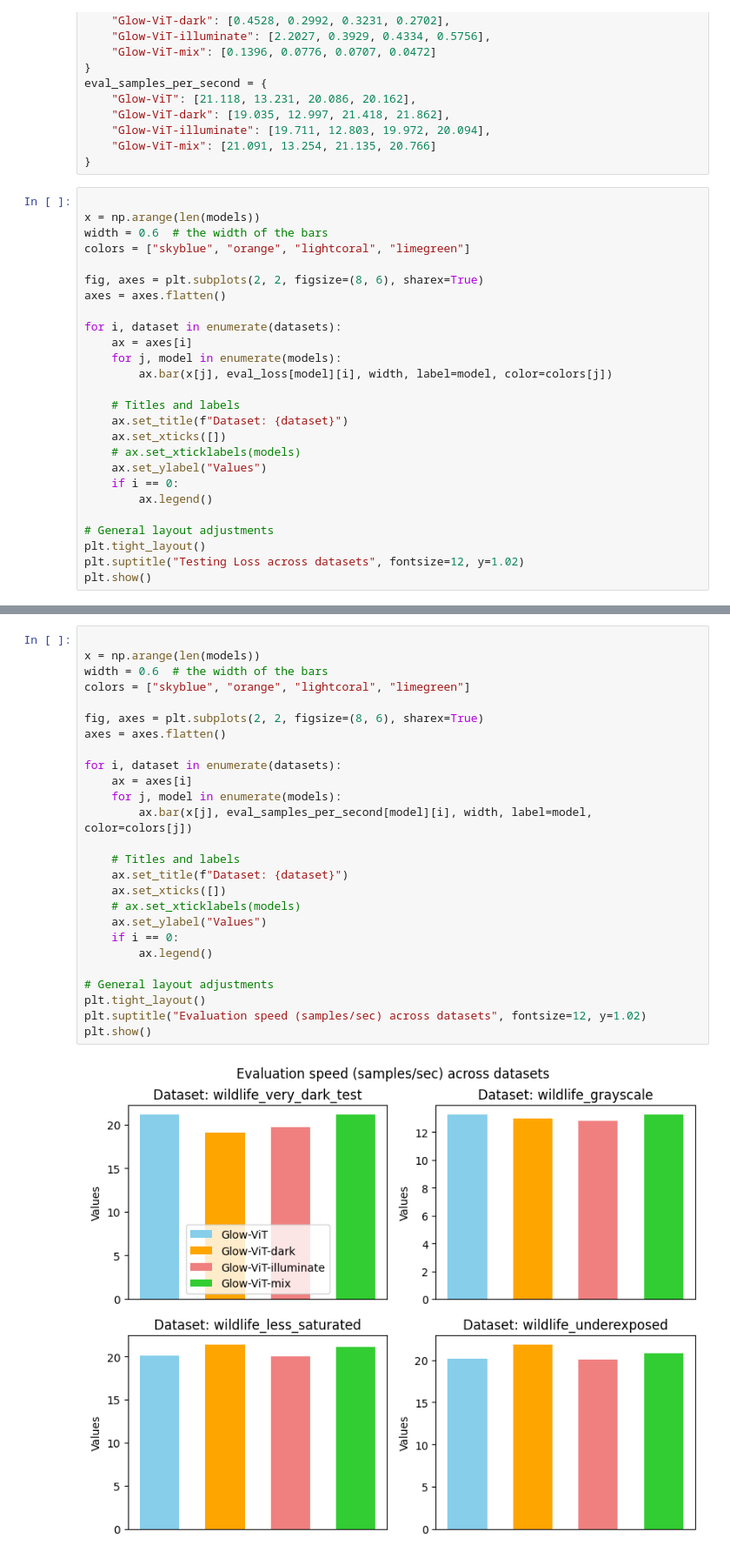
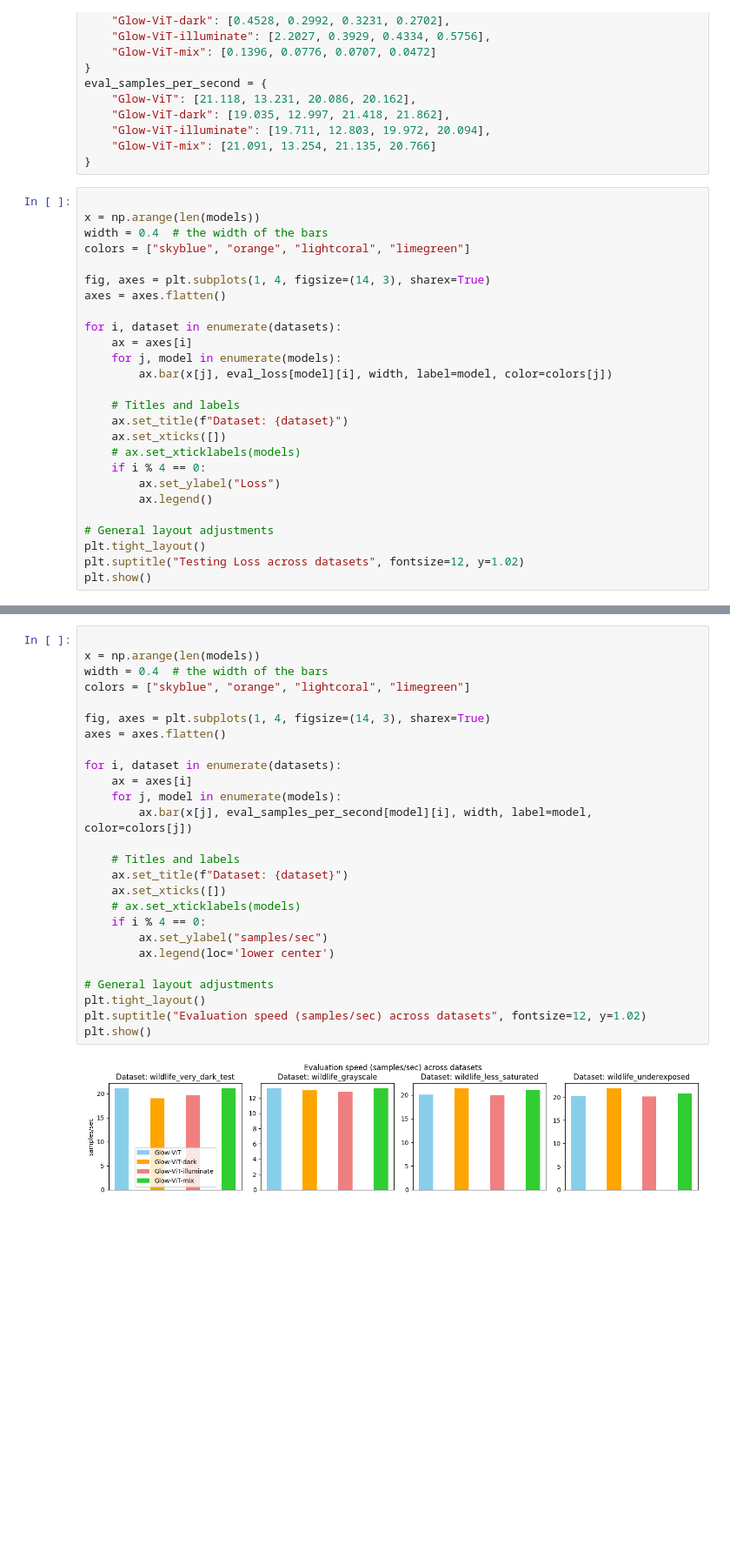
Before and after one commit to yin30lei/ECE-253-Project, a Jupyter notebook: result_visualize.ipynb, the cells around one changed output, grey strips where cells are left out. Shown at 87% size. Drawn from its saved outputs; the diff is of its cells as text; blank space fills up the shorter version.

```diff
--- a/result_visualize.ipynb
+++ b/result_visualize.ipynb
@@ -99,10 +83,10 @@ eval_samples_per_second = {
 # %%
 
 x = np.arange(len(models))
-width = 0.6  # the width of the bars
+width = 0.4  # the width of the bars
 colors = ["skyblue", "orange", "lightcoral", "limegreen"]
 
-fig, axes = plt.subplots(2, 2, figsize=(8, 6), sharex=True)
+fig, axes = plt.subplots(1, 4, figsize=(14, 3), sharex=True)
 axes = axes.flatten()
 
 for i, dataset in enumerate(datasets):
@@ -114,8 +98,8 @@ for i, dataset in enumerate(datasets):
     ax.set_title(f"Dataset: {dataset}")
     ax.set_xticks([])
     # ax.set_xticklabels(models)
-    ax.set_ylabel("Values")
-    if i == 0:
+    if i % 4 == 0:
+        ax.set_ylabel("Loss")
         ax.legend()
 
 # General layout adjustments
@@ -127,28 +111,28 @@ plt.show()
 # %%
 
 x = np.arange(len(models))
-width = 0.6  # the width of the bars
+width = 0.4  # the width of the bars
 colors = ["skyblue", "orange", "lightcoral", "limegreen"]
 
-fig, axes = plt.subplots(2, 2, figsize=(8, 6), sharex=True)
+fig, axes = plt.subplots(1, 4, figsize=(14, 3), sharex=True)
 axes = axes.flatten()
 
 for i, dataset in enumerate(datasets):
     ax = axes[i]
     for j, model in enumerate(models):
         ax.bar(x[j], eval_samples_per_second[model][i], width, label=model, color=colors[j])
 
     # Titles and labels
     ax.set_title(f"Dataset: {dataset}")
     ax.set_xticks([])
     # ax.set_xticklabels(models)
-    ax.set_ylabel("Values")
-    if i == 0:
-        ax.legend()
+    if i % 4 == 0:
+        ax.set_ylabel("samples/sec")
+        ax.legend(loc='lower center')
 
 # General layout adjustments
 plt.tight_layout()
 plt.suptitle("Evaluation speed (samples/sec) across datasets", fontsize=12, y=1.02)
 plt.show()
 # %% [output]
-[figure, old version]
+[figure, new version]
```
Also changed, not shown: parts of 2 cells of this notebook, 2 other files.
